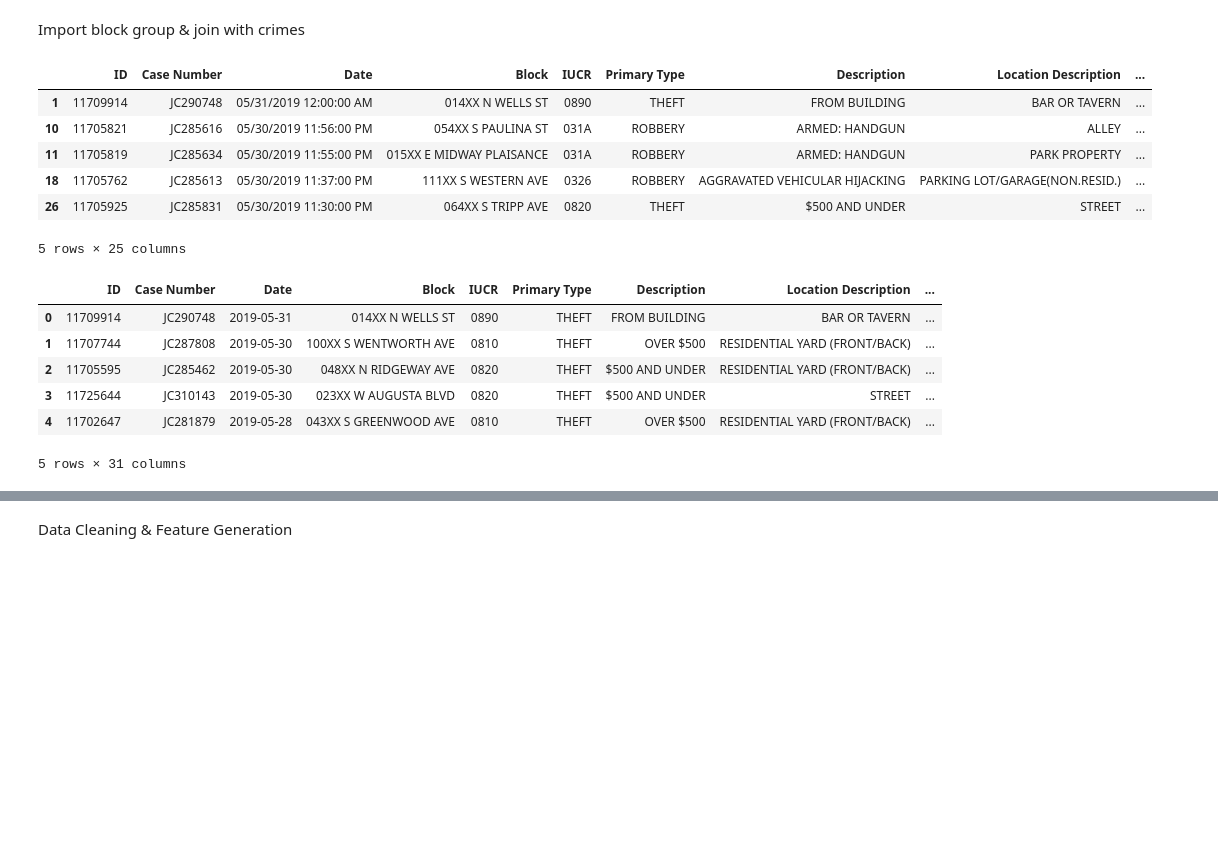
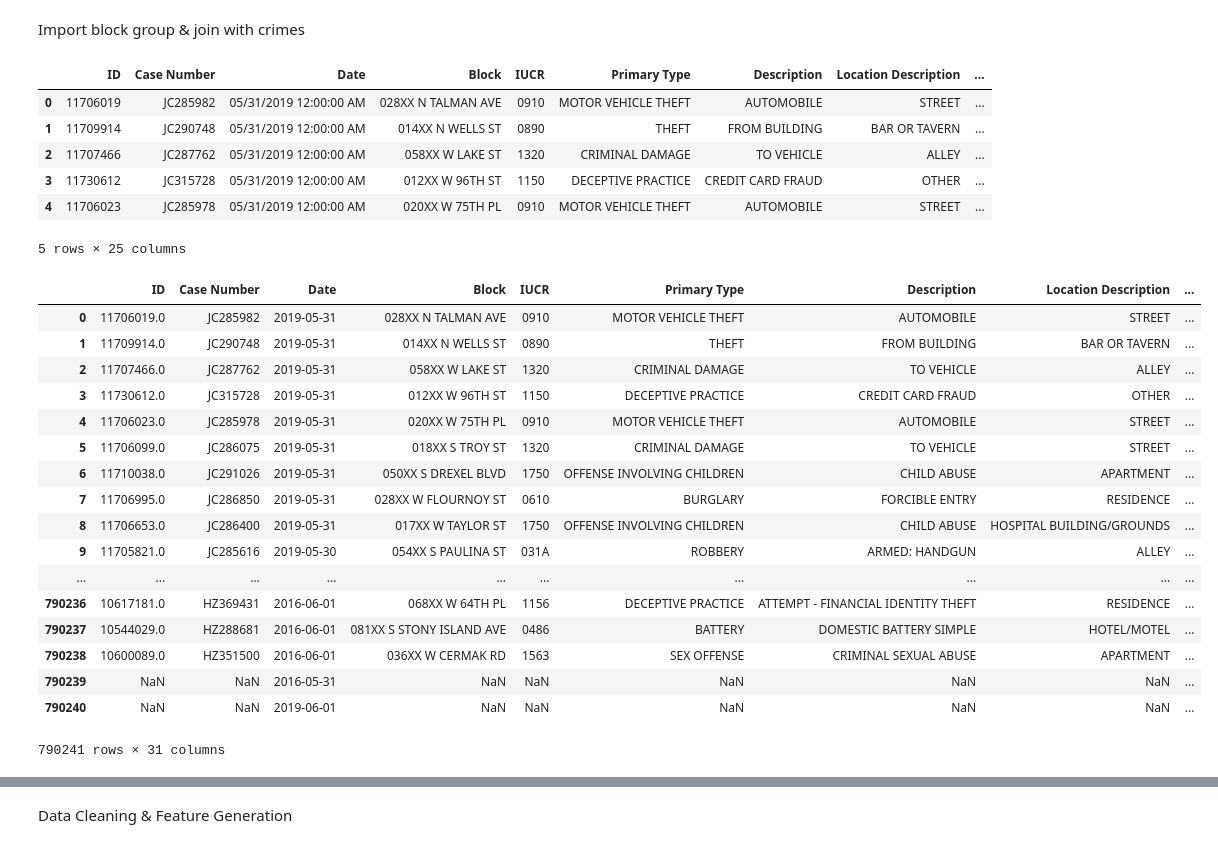
Before and after one commit to aws-samples/amazon-sagemaker-architecting-for-ml, a Jupyter notebook: predicting_crime.ipynb, the cells around one changed output, grey strips where cells are left out. Drawn from its saved outputs; the diff is of its cells as text; code cells hidden in the pictures; blank space fills up the shorter version.

Commit message:
data cleaning and linkage done

```diff
--- a/predicting_crime.ipynb
+++ b/predicting_crime.ipynb
@@ -29,31 +48,44 @@ def process_blocks():
 # %%
 blocks_df = process_blocks()
 # %%
-small_crimes = small_crimes[small_crimes['Latitude'].notnull()]
-small_crimes['the_geom'] = small_crimes.apply(lambda row: Point(float(row["Longitude"]), float(row["Latitude"])), axis=1)
-crimes_gdf = gpd.GeoDataFrame(small_crimes).set_geometry('the_geom')
+crime_data = crime_data[crime_data['Latitude'].notnull()]
+crime_data['the_geom'] = crime_data.apply(lambda row: Point(float(row["Longitude"]), float(row["Latitude"])), axis=1)
+crimes_gdf = gpd.GeoDataFrame(crime_data).set_geometry('the_geom')
 # %%
 joined = gpd.sjoin(crimes_gdf, blocks_df, how="left", op='intersects')
 joined.head()
 # %% [output]
 |  | ID | Case Number | Date | Block | IUCR | Primary Type | Description | Location Description | ... |
+| 0 | 11706019 | JC285982 | 05/31/2019 12:00:00 AM | 028XX N TALMAN AVE | 0910 | MOTOR VEHICLE THEFT | AUTOMOBILE | STREET | ... |
 | 1 | 11709914 | JC290748 | 05/31/2019 12:00:00 AM | 014XX N WELLS ST | 0890 | THEFT | FROM BUILDING | BAR OR TAVERN | ... |
-| 10 | 11705821 | JC285616 | 05/30/2019 11:56:00 PM | 054XX S PAULINA ST | 031A | ROBBERY | ARMED: HANDGUN | ALLEY | ... |
-| 11 | 11705819 | JC285634 | 05/30/2019 11:55:00 PM | 015XX E MIDWAY PLAISANCE | 031A | ROBBERY | ARMED: HANDGUN | PARK PROPERTY | ... |
-| 18 | 11705762 | JC285613 | 05/30/2019 11:37:00 PM | 111XX S WESTERN AVE | 0326 | ROBBERY | AGGRAVATED VEHICULAR HIJACKING | PARKING LOT/GARAGE(NON.RESID.) | ... |
-| 26 | 11705925 | JC285831 | 05/30/2019 11:30:00 PM | 064XX S TRIPP AVE | 0820 | THEFT | $500 AND UNDER | STREET | ... |
+| 2 | 11707466 | JC287762 | 05/31/2019 12:00:00 AM | 058XX W LAKE ST | 1320 | CRIMINAL DAMAGE | TO VEHICLE | ALLEY | ... |
+| 3 | 11730612 | JC315728 | 05/31/2019 12:00:00 AM | 012XX W 96TH ST | 1150 | DECEPTIVE PRACTICE | CREDIT CARD FRAUD | OTHER | ... |
+| 4 | 11706023 | JC285978 | 05/31/2019 12:00:00 AM | 020XX W 75TH PL | 0910 | MOTOR VEHICLE THEFT | AUTOMOBILE | STREET | ... |
 5 rows × 25 columns
+# %%
+joined['Date'] = joined['Date'].str.split(' ',expand=True)[0]
 # %%
-joined['Date'] = pd.to_datetime(joined['Date'], infer_datetime_format=True)
-weather_data['Date'] = pd.to_datetime(weather_data['DATE'], infer_datetime_format=True)
+joined['Date'] = pd.to_datetime(joined['Date'])
+weather_data['Date'] = pd.to_datetime(weather_data['DATE'])
 # %%
-combined = pd.merge(joined, weather_data, on='Date', how='inner')
-combined.head()
+combined = pd.merge(joined, weather_data, on='Date', how='outer')
+combined
 # %% [output]
 |  | ID | Case Number | Date | Block | IUCR | Primary Type | Description | Location Description | ... |
-| 0 | 11709914 | JC290748 | 2019-05-31 | 014XX N WELLS ST | 0890 | THEFT | FROM BUILDING | BAR OR TAVERN | ... |
-| 1 | 11707744 | JC287808 | 2019-05-30 | 100XX S WENTWORTH AVE | 0810 | THEFT | OVER $500 | RESIDENTIAL YARD (FRONT/BACK) | ... |
-| 2 | 11705595 | JC285462 | 2019-05-30 | 048XX N RIDGEWAY AVE | 0820 | THEFT | $500 AND UNDER | RESIDENTIAL YARD (FRONT/BACK) | ... |
-| 3 | 11725644 | JC310143 | 2019-05-30 | 023XX W AUGUSTA BLVD | 0820 | THEFT | $500 AND UNDER | STREET | ... |
-| 4 | 11702647 | JC281879 | 2019-05-28 | 043XX S GREENWOOD AVE | 0810 | THEFT | OVER $500 | RESIDENTIAL YARD (FRONT/BACK) | ... |
+| 0 | 11706019.0 | JC285982 | 2019-05-31 | 028XX N TALMAN AVE | 0910 | MOTOR VEHICLE THEFT | AUTOMOBILE | STREET | ... |
+| 1 | 11709914.0 | JC290748 | 2019-05-31 | 014XX N WELLS ST | 0890 | THEFT | FROM BUILDING | BAR OR TAVERN | ... |
+| 2 | 11707466.0 | JC287762 | 2019-05-31 | 058XX W LAKE ST | 1320 | CRIMINAL DAMAGE | TO VEHICLE | ALLEY | ... |
+| 3 | 11730612.0 | JC315728 | 2019-05-31 | 012XX W 96TH ST | 1150 | DECEPTIVE PRACTICE | CREDIT CARD FRAUD | OTHER | ... |
+| 4 | 11706023.0 | JC285978 | 2019-05-31 | 020XX W 75TH PL | 0910 | MOTOR VEHICLE THEFT | AUTOMOBILE | STREET | ... |
+| 5 | 11706099.0 | JC286075 | 2019-05-31 | 018XX S TROY ST | 1320 | CRIMINAL DAMAGE | TO VEHICLE | STREET | ... |
+| 6 | 11710038.0 | JC291026 | 2019-05-31 | 050XX S DREXEL BLVD | 1750 | OFFENSE INVOLVING CHILDREN | CHILD ABUSE | APARTMENT | ... |
+| 7 | 11706995.0 | JC286850 | 2019-05-31 | 028XX W FLOURNOY ST | 0610 | BURGLARY | FORCIBLE ENTRY | RESIDENCE | ... |
+| 8 | 11706653.0 | JC286400 | 2019-05-31 | 017XX W TAYLOR ST | 1750 | OFFENSE INVOLVING CHILDREN | CHILD ABUSE | HOSPITAL BUILDING/GROUNDS | ... |
+| 9 | 11705821.0 | JC285616 | 2019-05-30 | 054XX S PAULINA ST | 031A | ROBBERY | ARMED: HANDGUN | ALLEY | ... |
+| ... | ... | ... | ... | ... | ... | ... | ... | ... | ... |
+| 790236 | 10617181.0 | HZ369431 | 2016-06-01 | 068XX W 64TH PL | 1156 | DECEPTIVE PRACTICE | ATTEMPT - FINANCIAL IDENTITY THEFT | RESIDENCE | ... |
+| 790237 | 10544029.0 | HZ288681 | 2016-06-01 | 081XX S STONY ISLAND AVE | 0486 | BATTERY | DOMESTIC BATTERY SIMPLE | HOTEL/MOTEL | ... |
+| 790238 | 10600089.0 | HZ351500 | 2016-06-01 | 036XX W CERMAK RD | 1563 | SEX OFFENSE | CRIMINAL SEXUAL ABUSE | APARTMENT | ... |
+| 790239 | NaN | NaN | 2016-05-31 | NaN | NaN | NaN | NaN | NaN | ... |
+| 790240 | NaN | NaN | 2019-06-01 | NaN | NaN | NaN | NaN | NaN | ... |
-5 rows × 31 columns
+790241 rows × 31 columns
```
Also changed, not shown: parts of 21 cells of this notebook.
